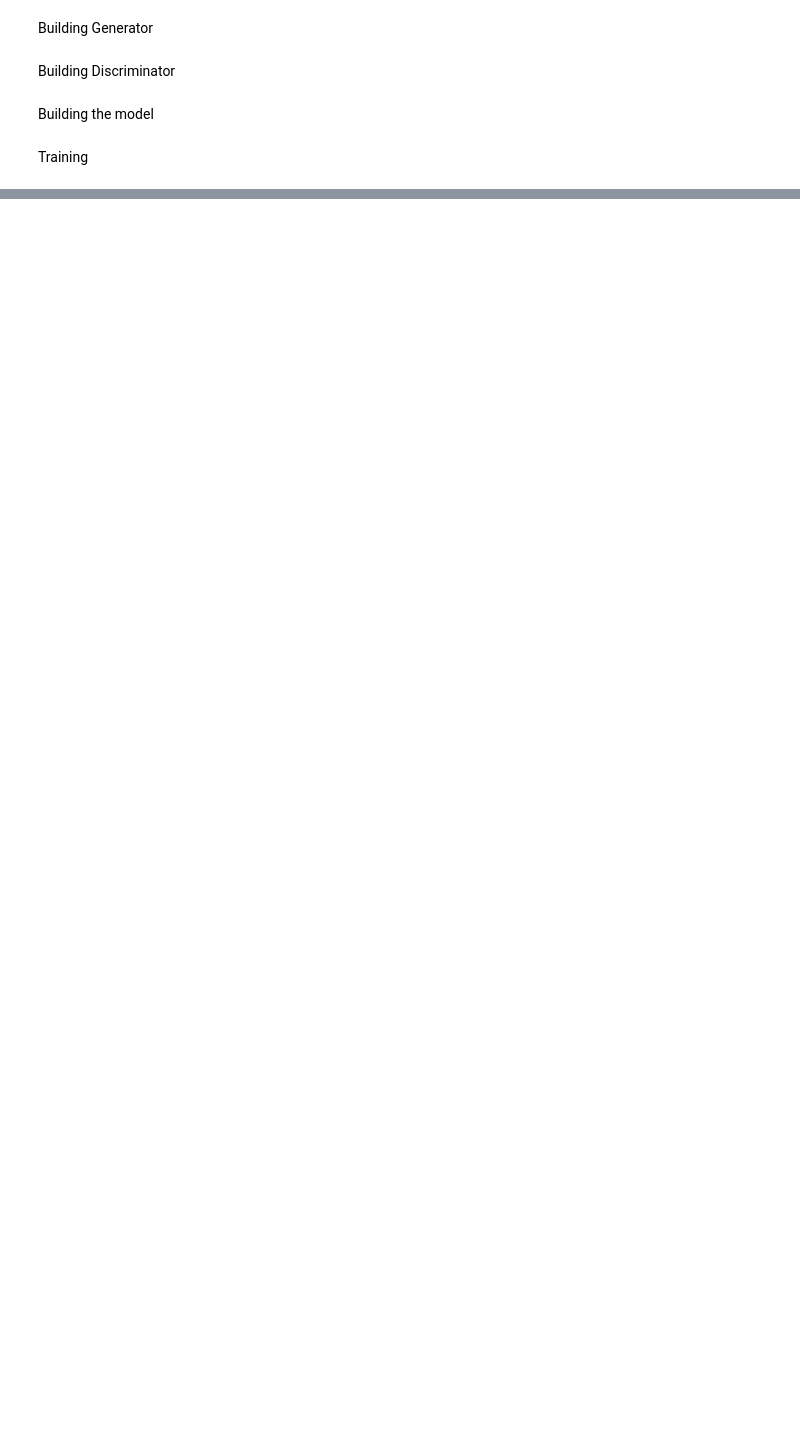
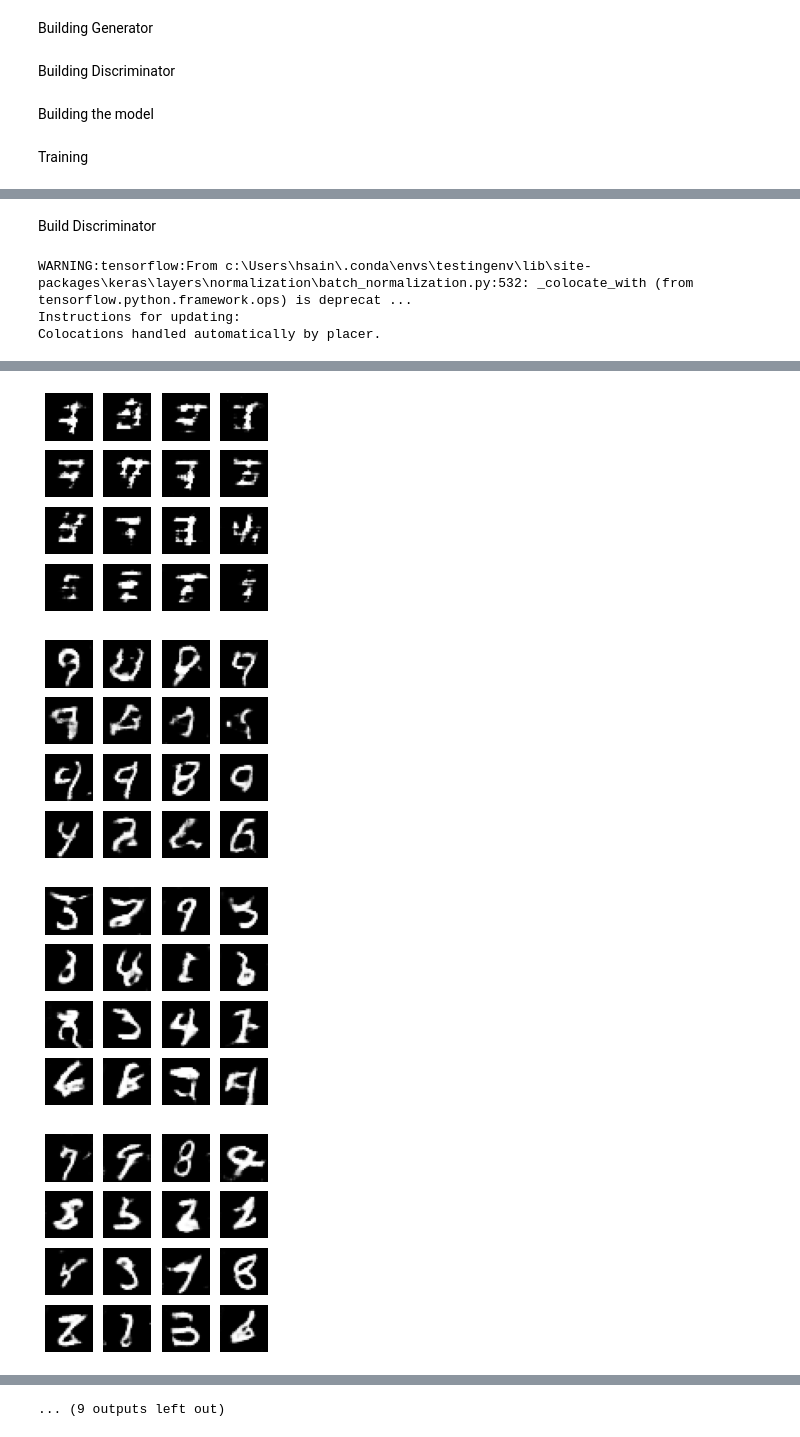
Before and after one commit to mrhimanshu/Handwritten-Digits-Generation-using-GAN, a Jupyter notebook: notebook.ipynb, the cells around one changed output, grey strips where cells are left out. Drawn from its saved outputs; the diff is of its cells as text; code cells hidden in the pictures; blank space fills up the shorter version.

```diff
--- a/notebook.ipynb
+++ b/notebook.ipynb
@@ -223,0 +268,2 @@ WARNING:tensorflow:Discrepancy between trainable weights and collected trainable
+# %% [markdown]
+Build Discriminator
@@ -223,0 +313,29 @@ WARNING:tensorflow:Discrepancy between trainable weights and collected trainable
+# %%
+def build_gan(generator, discriminator):
+    # Keep Discriminator’s parameters constant for Generator training
+    discriminator.trainable = False
+
+    model = Sequential()
+
+    # Combined Generator -> Discriminator model
+    model.add(generator)
+    model.add(discriminator)
+
+    return model
+# %%
+# Build and compile the Discriminator
+discriminator = build_discriminator(img_shape)
+discriminator.compile(loss='binary_crossentropy',
+                      optimizer='adam',
+                      metrics=['accuracy'])
+
+# Build the Generator
+generator = build_generator(z_dim)
+
+# Build and compile GAN model with fixed Discriminator to train the Generator
+gan = build_gan(generator, discriminator)
+gan.compile(loss='binary_crossentropy', optimizer='adam')
+# %% [output]
+WARNING:tensorflow:From c:\Users\hsain\.conda\envs\testingenv\lib\site-packages\keras\layers\normalization\batch_normalization.py:532: _colocate_with (from tensorflow.python.framework.ops) is deprecat ...
+Instructions for updating:
+Colocations handled automatically by placer.
@@ -223,0 +407,9 @@ WARNING:tensorflow:Discrepancy between trainable weights and collected trainable
+# %%
+# Set hyperparameters
+iterations = 20000
+batch_size = 128
+sample_interval = 1000
+
+# Train the DCGAN for the specified number of iterations
+train(iterations, batch_size, sample_interval)
+# %% [output]
@@ -223,0 +436,4 @@ WARNING:tensorflow:Discrepancy between trainable weights and collected trainable
+[figure, added]
+[figure, added]
+[figure, added]
+[figure, added]
@@ -223,0 +447 @@ WARNING:tensorflow:Discrepancy between trainable weights and collected trainable
+... (9 outputs left out)
```
Also changed, not shown: parts of 14 cells of this notebook.
